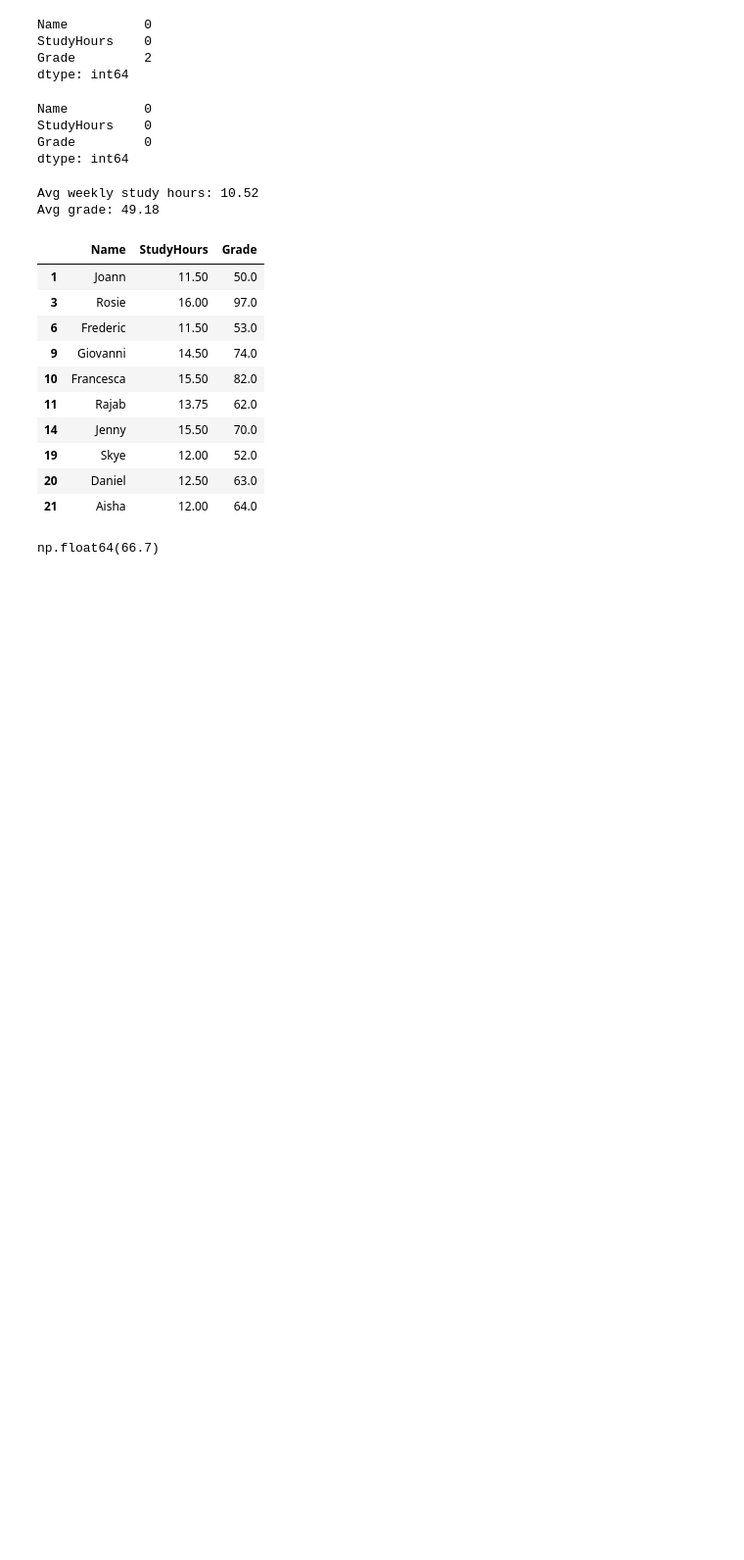
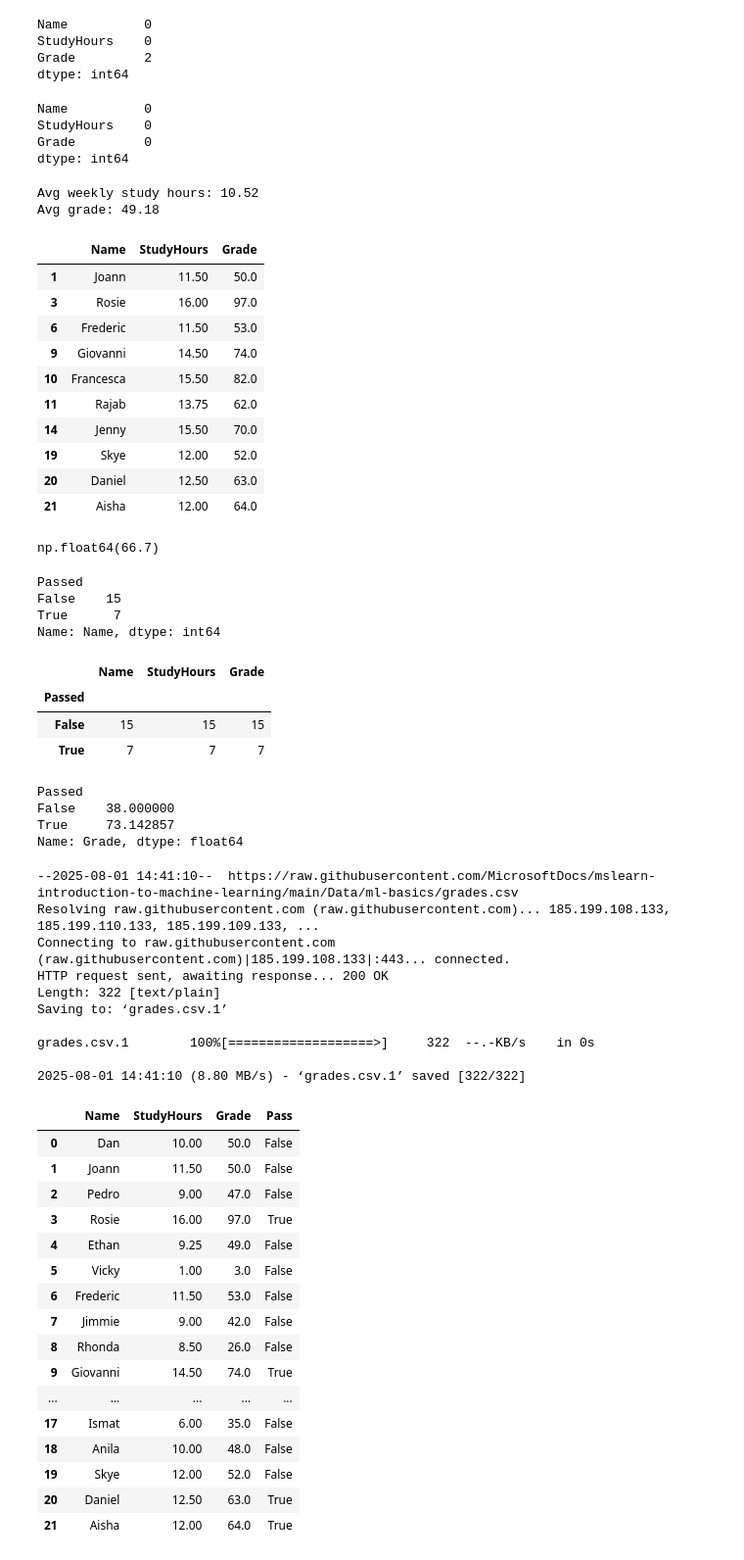
Before and after one commit to Hafsha7022/PythonPractice, a Jupyter notebook: StudentData.ipynb, the cells around one changed output. Shown: that part at 98% size. Drawn from its saved outputs; the diff is of its cells as text; code cells hidden in the pictures; blank space fills up the shorter version.

```diff
--- a/StudentData.ipynb
+++ b/StudentData.ipynb
@@ -179,3 +179,24 @@ passed = pd.Series(df_students['Grade'] >= 60)
 df_students = pd.concat([df_students, passed.rename("Passed")], axis=1)
 
 # Axis -> Rows - 0, Col - 1
+# %%
+df_students.groupby(df_students.Passed).Name.count()
+# %% [output]
+Passed
+False    15
+True      7
+Name: Name, dtype: int64
+# %%
+df_students.groupby(df_students.Passed).count()
+# %% [output]
+|  | Name | StudyHours | Grade |
+| Passed |  |  |  |
+| False | 15 | 15 | 15 |
+| True | 7 | 7 | 7 |
+# %%
+print(df_students.groupby(df_students.Passed).Grade.mean())
+# %% [output]
+Passed
+False    38.000000
+True     73.142857
+Name: Grade, dtype: float64
@@ -181,0 +206,44 @@ df_students = pd.concat([df_students, passed.rename("Passed")], axis=1)
+# %%
+# Load data from a text file
+!wget https://raw.githubusercontent.com/MicrosoftDocs/mslearn-introduction-to-machine-learning/main/Data/ml-basics/grades.csv
+df_students = pd.read_csv('grades.csv',delimiter=',',header='infer')
+
+# Remove any rows with missing data
+df_students = df_students.dropna(axis=0, how='any')
+
+# Calculate who passed, assuming 60 is the grade needed to pass
+passes = pd.Series(df_students['Grade'] >= 60)
+
+# Save who passed to the Pandas dataframe
+df_students = pd.concat([df_students, passes.rename("Pass")], axis=1)
+
+# Print the result out into this notebook
+df_students
+# %% [output]
+--2025-08-01 14:41:10--  https://raw.githubusercontent.com/MicrosoftDocs/mslearn-introduction-to-machine-learning/main/Data/ml-basics/grades.csv
+Resolving raw.githubusercontent.com (raw.githubusercontent.com)... 185.199.108.133, 185.199.110.133, 185.199.109.133, ...
+Connecting to raw.githubusercontent.com (raw.githubusercontent.com)|185.199.108.133|:443... connected.
+HTTP request sent, awaiting response... 200 OK
+Length: 322 [text/plain]
+Saving to: ‘grades.csv.1’
+
+grades.csv.1        100%[===================>]     322  --.-KB/s    in 0s
+
+2025-08-01 14:41:10 (8.80 MB/s) - ‘grades.csv.1’ saved [322/322]
+|  | Name | StudyHours | Grade | Pass |
+| 0 | Dan | 10.00 | 50.0 | False |
+| 1 | Joann | 11.50 | 50.0 | False |
+| 2 | Pedro | 9.00 | 47.0 | False |
+| 3 | Rosie | 16.00 | 97.0 | True |
+| 4 | Ethan | 9.25 | 49.0 | False |
+| 5 | Vicky | 1.00 | 3.0 | False |
+| 6 | Frederic | 11.50 | 53.0 | False |
+| 7 | Jimmie | 9.00 | 42.0 | False |
+| 8 | Rhonda | 8.50 | 26.0 | False |
+| 9 | Giovanni | 14.50 | 74.0 | True |
+| ... | ... | ... | ... | ... |
+| 17 | Ismat | 6.00 | 35.0 | False |
+| 18 | Anila | 10.00 | 48.0 | False |
+| 19 | Skye | 12.00 | 52.0 | False |
+| 20 | Daniel | 12.50 | 63.0 | True |
+| 21 | Aisha | 12.00 | 64.0 | True |
```
Also changed, not shown: parts of 3 cells of this notebook, 1 other file.
